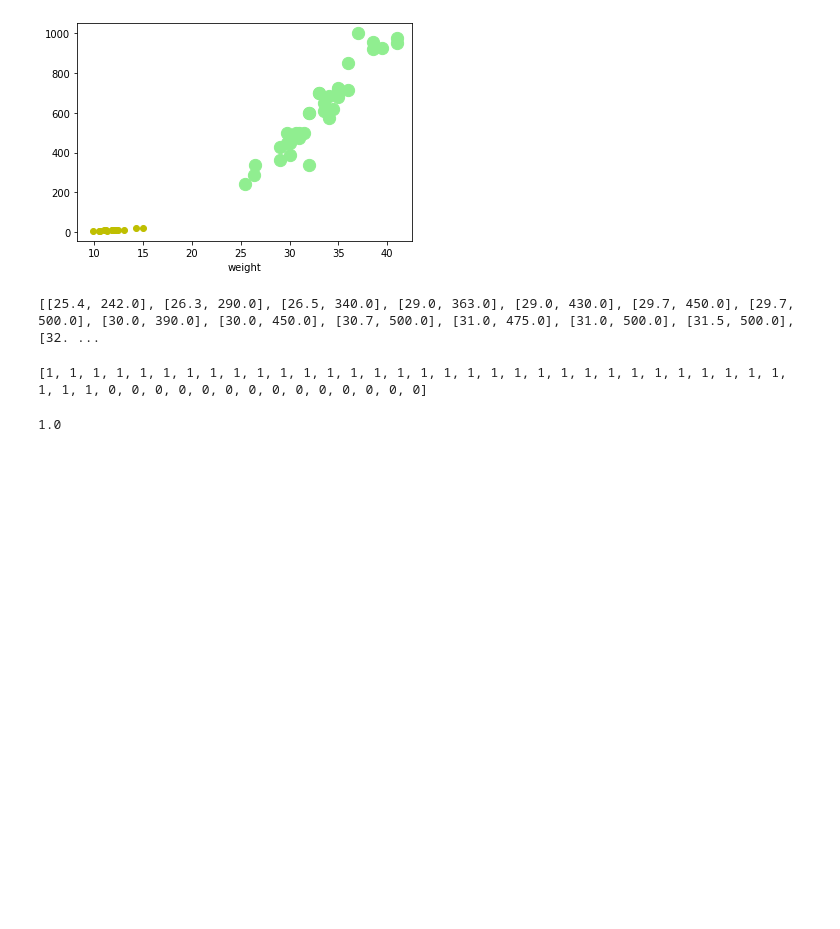
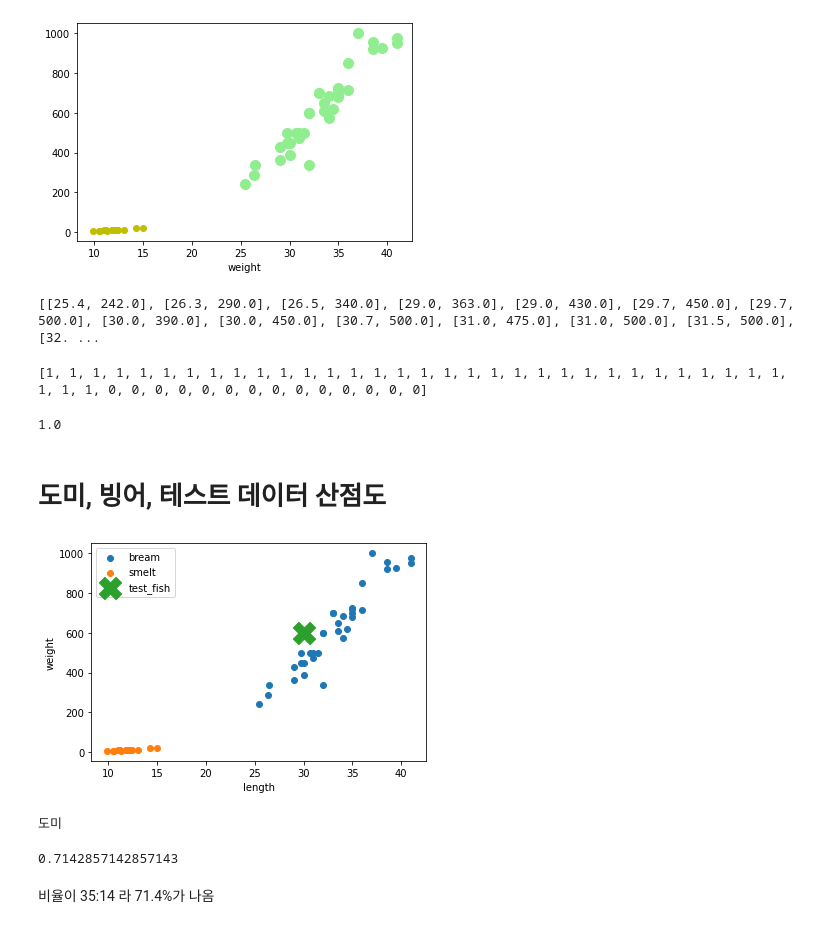
Before and after one commit to wodnjse/machine-learning, a Jupyter notebook: K-Nearest-Neighbor/machine_learning_1_3.ipynb, the cells around one changed output. Drawn from its saved outputs; the diff is of its cells as text; code cells hidden in the pictures; blank space fills up the shorter version.

```diff
--- a/K-Nearest-Neighbor/machine_learning_1_3.ipynb
+++ b/K-Nearest-Neighbor/machine_learning_1_3.ipynb
@@ -64,3 +64,18 @@ kn.fit(fish_data, fish_target) # 모델 학습
 kn.score(fish_data, fish_target) # 모델 정확도
 # %% [output]
 1.0
+# %% [markdown]
+# 도미, 빙어, 테스트 데이터 산점도
+# %%
+plt.scatter(bream_length, bream_weight)
+plt.scatter(smelt_length, smelt_weight)
+plt.scatter(30, 600, marker='X',s = 500) # x = 30, y = 500 위치에 X모양 field_marker 표시
+plt.xlabel('length')
+plt.ylabel('weight')
+plt.legend(('bream', 'smelt', 'test_fish'))
+plt.show()
+
+print('빙어' if kn.predict([[30, 600]])[0] == 0 else '도미') # x = 30, y = 600 인 데이터를 K-NN 알고리즘으로 예측한 Class Label 반환
+# %% [output]
+[figure, added]
+도미
@@ -66,0 +84,7 @@ kn.score(fish_data, fish_target) # 모델 정확도
+# %%
+kn49.fit(fish_data, fish_target)
+kn49.score(fish_data, fish_target)
+# %% [output]
+0.7142857142857143
+# %% [markdown]
+비율이 35:14 라 71.4%가 나옴
```
Also changed, not shown: parts of 3 cells of this notebook.
